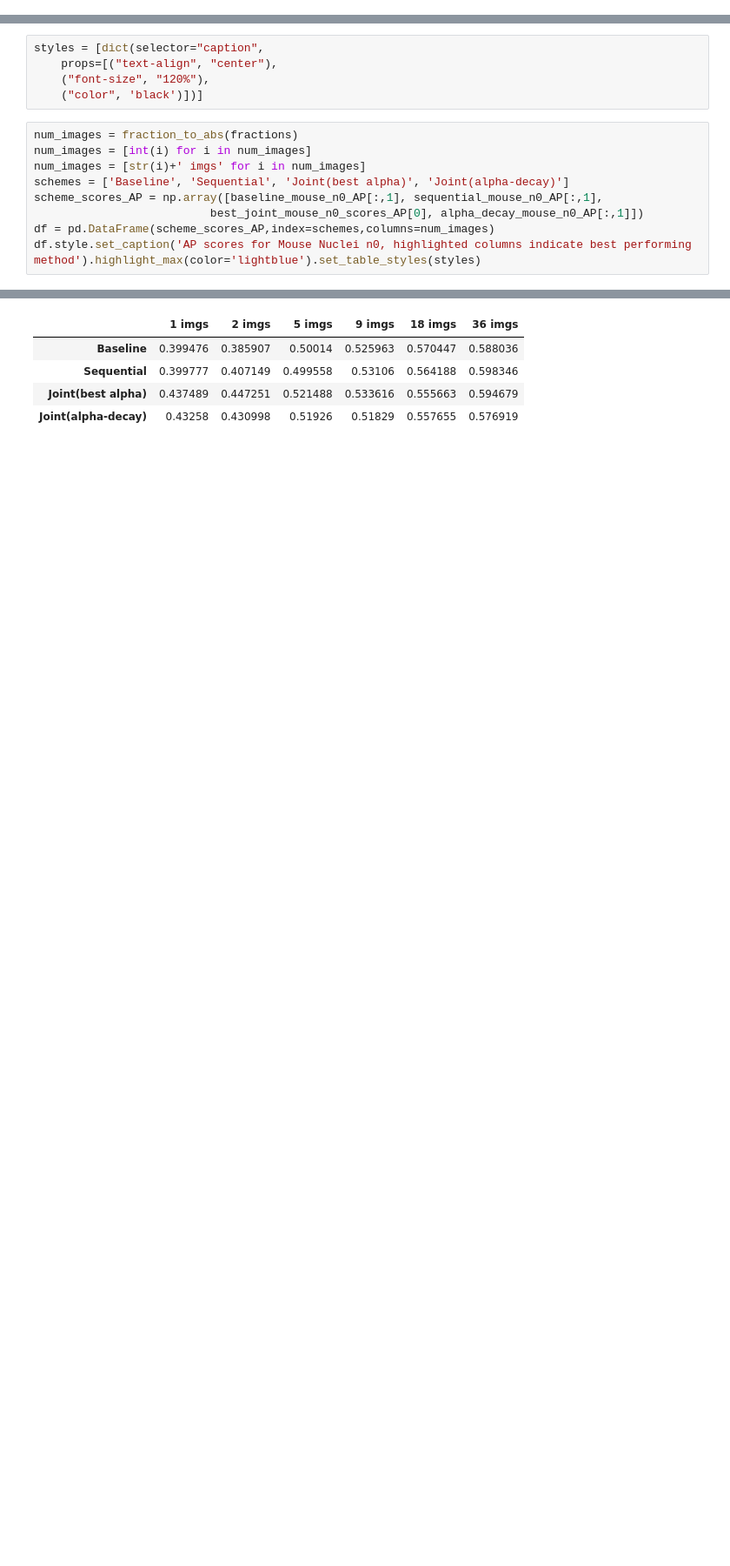
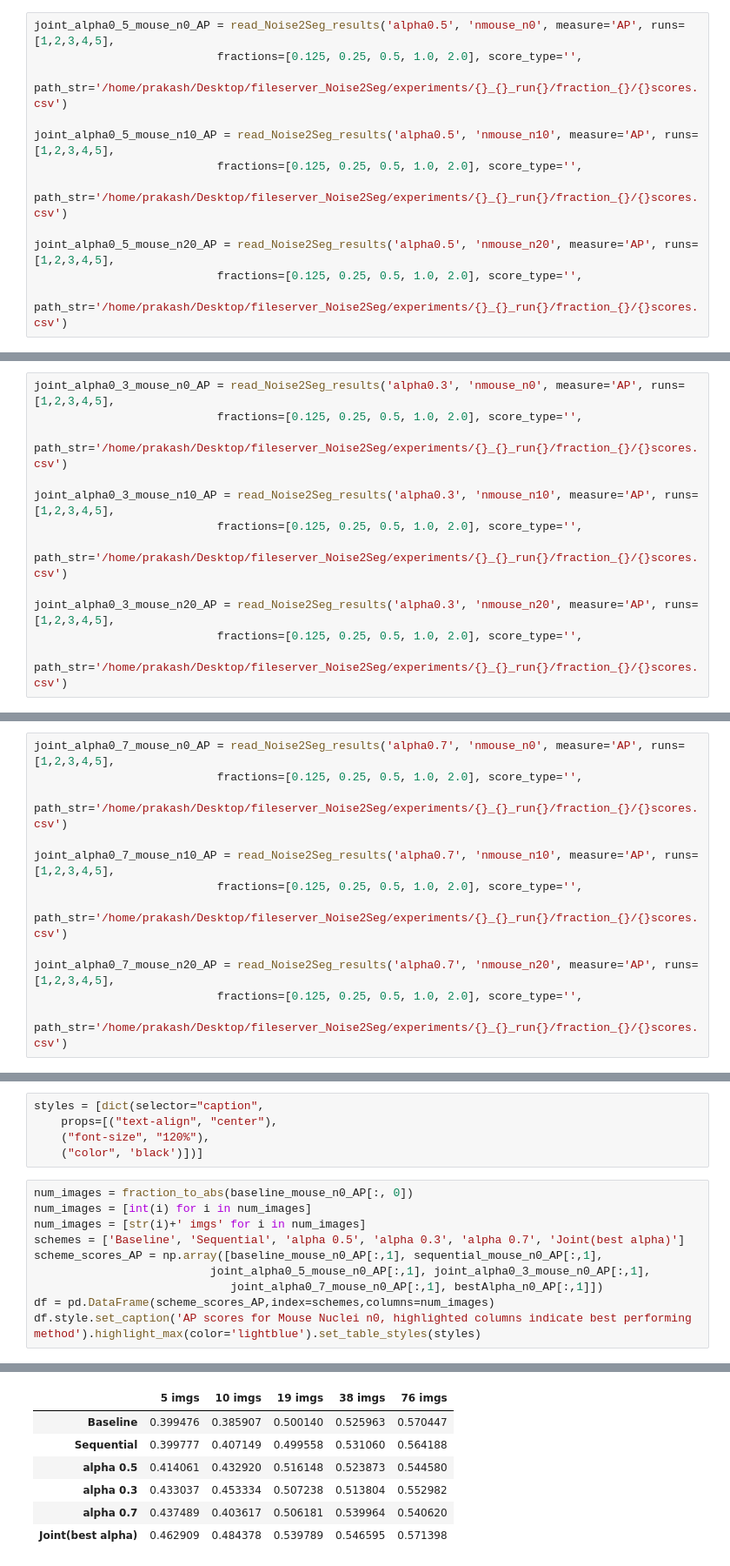
Before and after one commit to juglab/DenoiSeg, a Jupyter notebook: tables/Table_Mouse.ipynb, the cells around one changed output, grey strips where cells are left out. Shown: that part at 87% size. Saved outputs shown, nothing was run; the diff lists cells and outputs as text; blank space fills up the shorter version.

Commit message:
Refactor notebooks and include all results from manuscript and supplementary material

```diff
--- a/tables/Table_Mouse.ipynb
+++ b/tables/Table_Mouse.ipynb
@@ -81,0 +57,12 @@ def get_joint_constant_alpha_test_results(pre, best_alphas, exp, measure, runs,
+# %%
+joint_alpha0_5_mouse_n0_AP = read_Noise2Seg_results('alpha0.5', 'nmouse_n0', measure='AP', runs=[1,2,3,4,5],
+                           fractions=[0.125, 0.25, 0.5, 1.0, 2.0], score_type='',
+                           path_str='/home/prakash/Desktop/fileserver_Noise2Seg/experiments/{}_{}_run{}/fraction_{}/{}scores.csv')
+
+joint_alpha0_5_mouse_n10_AP = read_Noise2Seg_results('alpha0.5', 'nmouse_n10', measure='AP', runs=[1,2,3,4,5],
+                           fractions=[0.125, 0.25, 0.5, 1.0, 2.0], score_type='',
+                           path_str='/home/prakash/Desktop/fileserver_Noise2Seg/experiments/{}_{}_run{}/fraction_{}/{}scores.csv')
+
+joint_alpha0_5_mouse_n20_AP = read_Noise2Seg_results('alpha0.5', 'nmouse_n20', measure='AP', runs=[1,2,3,4,5],
+                           fractions=[0.125, 0.25, 0.5, 1.0, 2.0], score_type='',
+                           path_str='/home/prakash/Desktop/fileserver_Noise2Seg/experiments/{}_{}_run{}/fraction_{}/{}scores.csv')
@@ -81,0 +81,12 @@ def get_joint_constant_alpha_test_results(pre, best_alphas, exp, measure, runs,
+# %%
+joint_alpha0_3_mouse_n0_AP = read_Noise2Seg_results('alpha0.3', 'nmouse_n0', measure='AP', runs=[1,2,3,4,5],
+                           fractions=[0.125, 0.25, 0.5, 1.0, 2.0], score_type='',
+                           path_str='/home/prakash/Desktop/fileserver_Noise2Seg/experiments/{}_{}_run{}/fraction_{}/{}scores.csv')
+
+joint_alpha0_3_mouse_n10_AP = read_Noise2Seg_results('alpha0.3', 'nmouse_n10', measure='AP', runs=[1,2,3,4,5],
+                           fractions=[0.125, 0.25, 0.5, 1.0, 2.0], score_type='',
+                           path_str='/home/prakash/Desktop/fileserver_Noise2Seg/experiments/{}_{}_run{}/fraction_{}/{}scores.csv')
+
+joint_alpha0_3_mouse_n20_AP = read_Noise2Seg_results('alpha0.3', 'nmouse_n20', measure='AP', runs=[1,2,3,4,5],
+                           fractions=[0.125, 0.25, 0.5, 1.0, 2.0], score_type='',
+                           path_str='/home/prakash/Desktop/fileserver_Noise2Seg/experiments/{}_{}_run{}/fraction_{}/{}scores.csv')
@@ -81,0 +105,12 @@ def get_joint_constant_alpha_test_results(pre, best_alphas, exp, measure, runs,
+# %%
+joint_alpha0_7_mouse_n0_AP = read_Noise2Seg_results('alpha0.7', 'nmouse_n0', measure='AP', runs=[1,2,3,4,5],
+                           fractions=[0.125, 0.25, 0.5, 1.0, 2.0], score_type='',
+                           path_str='/home/prakash/Desktop/fileserver_Noise2Seg/experiments/{}_{}_run{}/fraction_{}/{}scores.csv')
+
+joint_alpha0_7_mouse_n10_AP = read_Noise2Seg_results('alpha0.7', 'nmouse_n10', measure='AP', runs=[1,2,3,4,5],
+                           fractions=[0.125, 0.25, 0.5, 1.0, 2.0], score_type='',
+                           path_str='/home/prakash/Desktop/fileserver_Noise2Seg/experiments/{}_{}_run{}/fraction_{}/{}scores.csv')
+
+joint_alpha0_7_mouse_n20_AP = read_Noise2Seg_results('alpha0.7', 'nmouse_n20', measure='AP', runs=[1,2,3,4,5],
+                           fractions=[0.125, 0.25, 0.5, 1.0, 2.0], score_type='',
+                           path_str='/home/prakash/Desktop/fileserver_Noise2Seg/experiments/{}_{}_run{}/fraction_{}/{}scores.csv')
@@ -234,19 +158,22 @@ styles = [dict(selector="caption",
     ("font-size", "120%"),
     ("color", 'black')])]
 # %%
-num_images = fraction_to_abs(fractions)
+num_images = fraction_to_abs(baseline_mouse_n0_AP[:, 0])
 num_images = [int(i) for i in num_images]
 num_images = [str(i)+' imgs' for i in num_images]
-schemes = ['Baseline', 'Sequential', 'Joint(best alpha)', 'Joint(alpha-decay)']
+schemes = ['Baseline', 'Sequential', 'alpha 0.5', 'alpha 0.3', 'alpha 0.7', 'Joint(best alpha)']
 scheme_scores_AP = np.array([baseline_mouse_n0_AP[:,1], sequential_mouse_n0_AP[:,1],
-                          best_joint_mouse_n0_scores_AP[0], alpha_decay_mouse_n0_AP[:,1]])
+                          joint_alpha0_5_mouse_n0_AP[:,1], joint_alpha0_3_mouse_n0_AP[:,1],
+                             joint_alpha0_7_mouse_n0_AP[:,1], bestAlpha_n0_AP[:,1]])
 df = pd.DataFrame(scheme_scores_AP,index=schemes,columns=num_images)
 df.style.set_caption('AP scores for Mouse Nuclei n0, highlighted columns indicate best performing method').highlight_max(color='lightblue').set_table_styles(styles)
 # %% [output]
 AP scores for Mouse Nuclei n0, highlighted columns indicate best performing method
-|  | 1 imgs | 2 imgs | 5 imgs | 9 imgs | 18 imgs | 36 imgs |
-| Baseline | 0.399476 | 0.385907 | 0.50014 | 0.525963 | 0.570447 | 0.588036 |
-| Sequential | 0.399777 | 0.407149 | 0.499558 | 0.53106 | 0.564188 | 0.598346 |
-| Joint(best alpha) | 0.437489 | 0.447251 | 0.521488 | 0.533616 | 0.555663 | 0.594679 |
-| Joint(alpha-decay) | 0.43258 | 0.430998 | 0.51926 | 0.51829 | 0.557655 | 0.576919 |
+|  | 5 imgs | 10 imgs | 19 imgs | 38 imgs | 76 imgs |
+| Baseline | 0.399476 | 0.385907 | 0.500140 | 0.525963 | 0.570447 |
+| Sequential | 0.399777 | 0.407149 | 0.499558 | 0.531060 | 0.564188 |
+| alpha 0.5 | 0.414061 | 0.432920 | 0.516148 | 0.523873 | 0.544580 |
+| alpha 0.3 | 0.433037 | 0.453334 | 0.507238 | 0.513804 | 0.552982 |
+| alpha 0.7 | 0.437489 | 0.403617 | 0.506181 | 0.539964 | 0.540620 |
+| Joint(best alpha) | 0.462909 | 0.484378 | 0.539789 | 0.546595 | 0.571398 |
 # %%
```
Also changed, not shown: parts of 22 cells of this notebook, 2 other files.
